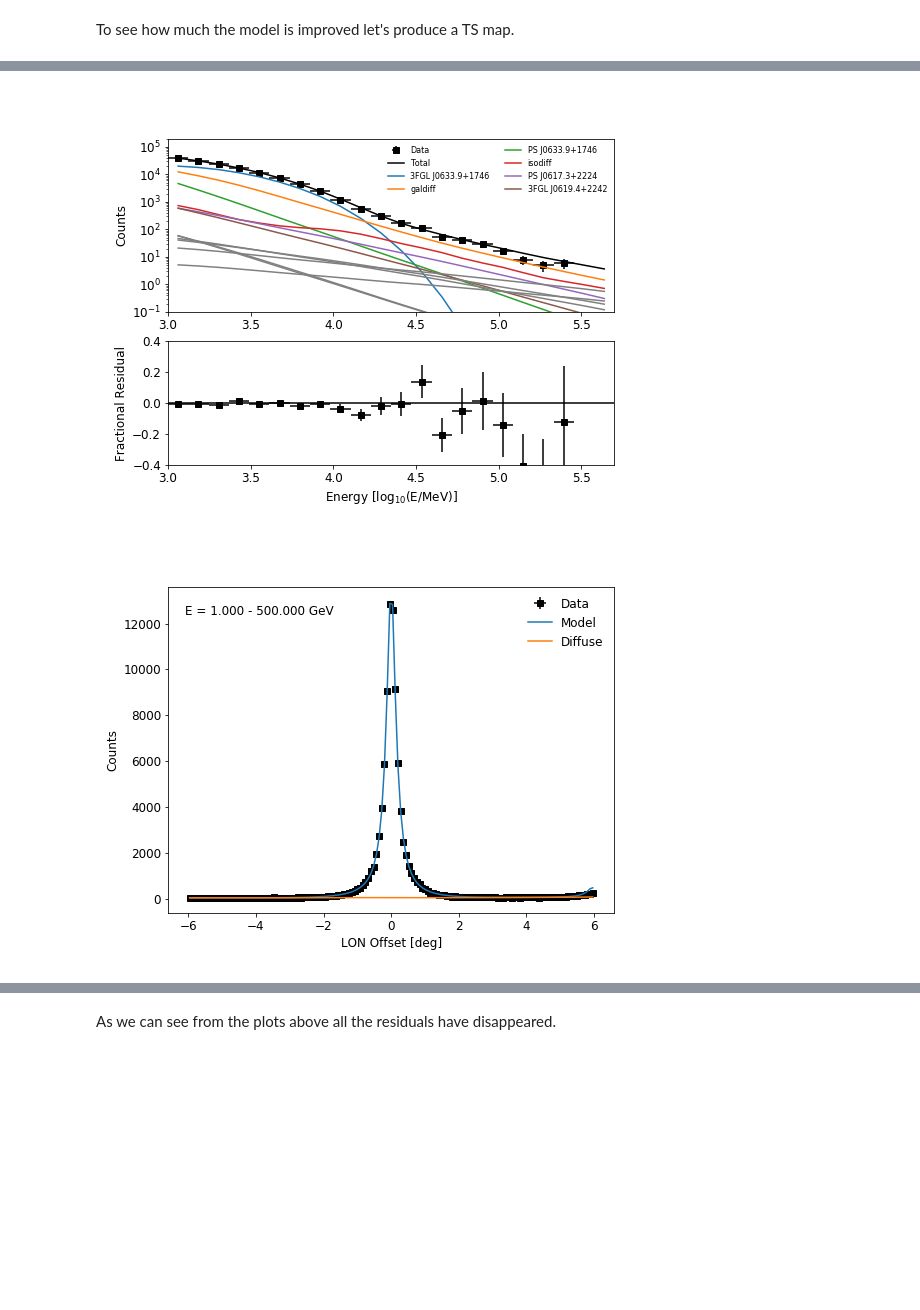
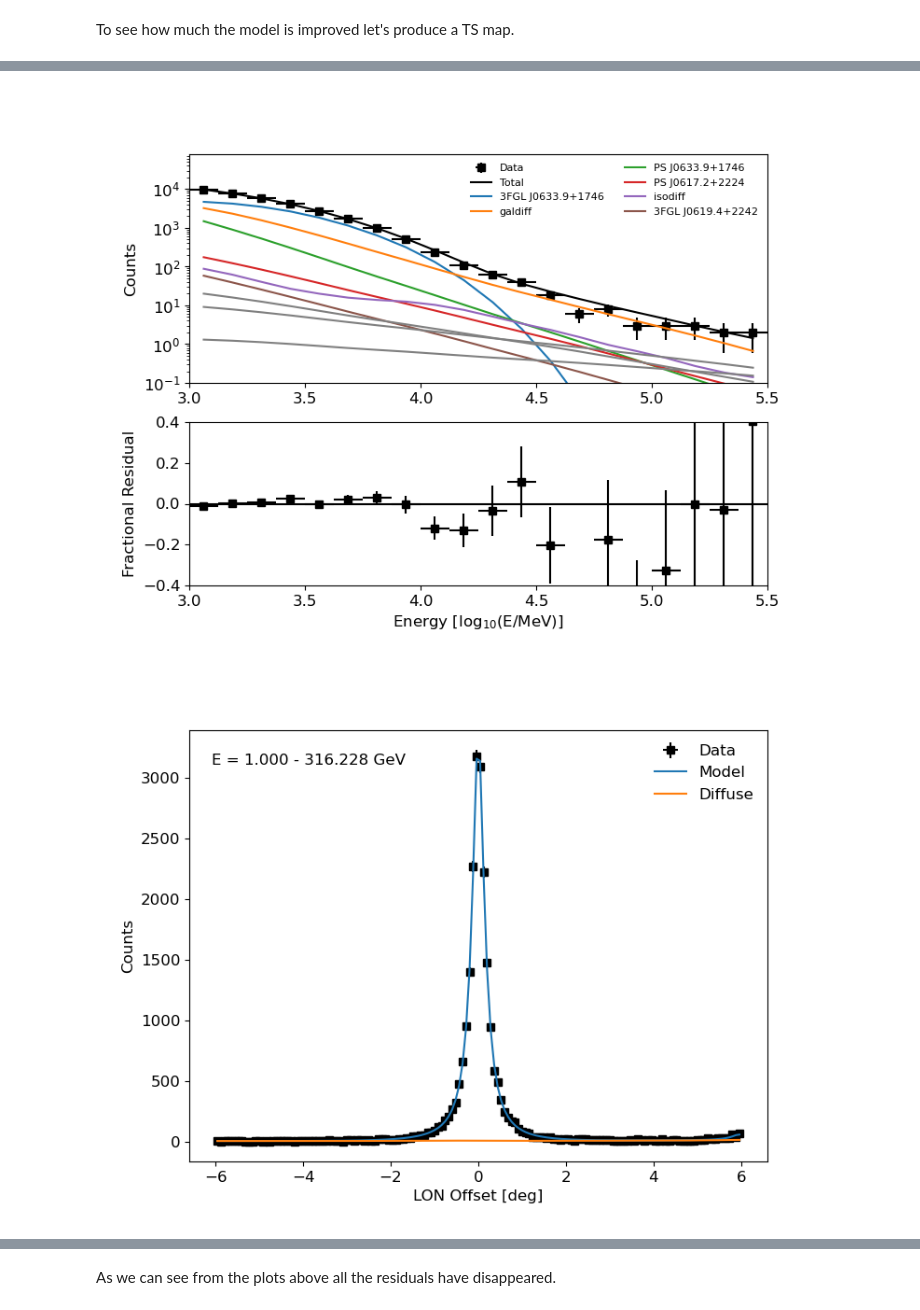
Before and after one commit to fermiPy/fermipy-extra, a Jupyter notebook: notebooks/phase_analysis.ipynb, the cells around one changed output, grey strips where cells are left out. Drawn from its saved outputs; the diff is of its cells as text; code cells hidden in the pictures; blank space fills up the shorter version.

```diff
--- a/notebooks/phase_analysis.ipynb
+++ b/notebooks/phase_analysis.ipynb
@@ -469,9 +539,9 @@ gta.write_roi('rel_newsources',make_plots=True,save_model_map=True)
 # %%
-Image(filename='outdir/rel_newsources_counts_spectrum.png')
+Image(filename='./Geminga_data/rel_newsources_counts_spectrum.png')
 # %% [output]
-[figure, old version]
+[figure, new version]
 # %%
-Image(filename='outdir/rel_newsources_counts_map_xproj_3.000_5.699.png')
+Image(filename='./Geminga_data/rel_newsources_counts_map_xproj_3.000_5.500.png')
 # %% [output]
-[figure, old version]
+[figure, new version]
 # %%
```
Also changed, not shown: parts of 79 cells of this notebook, 1 other file.
